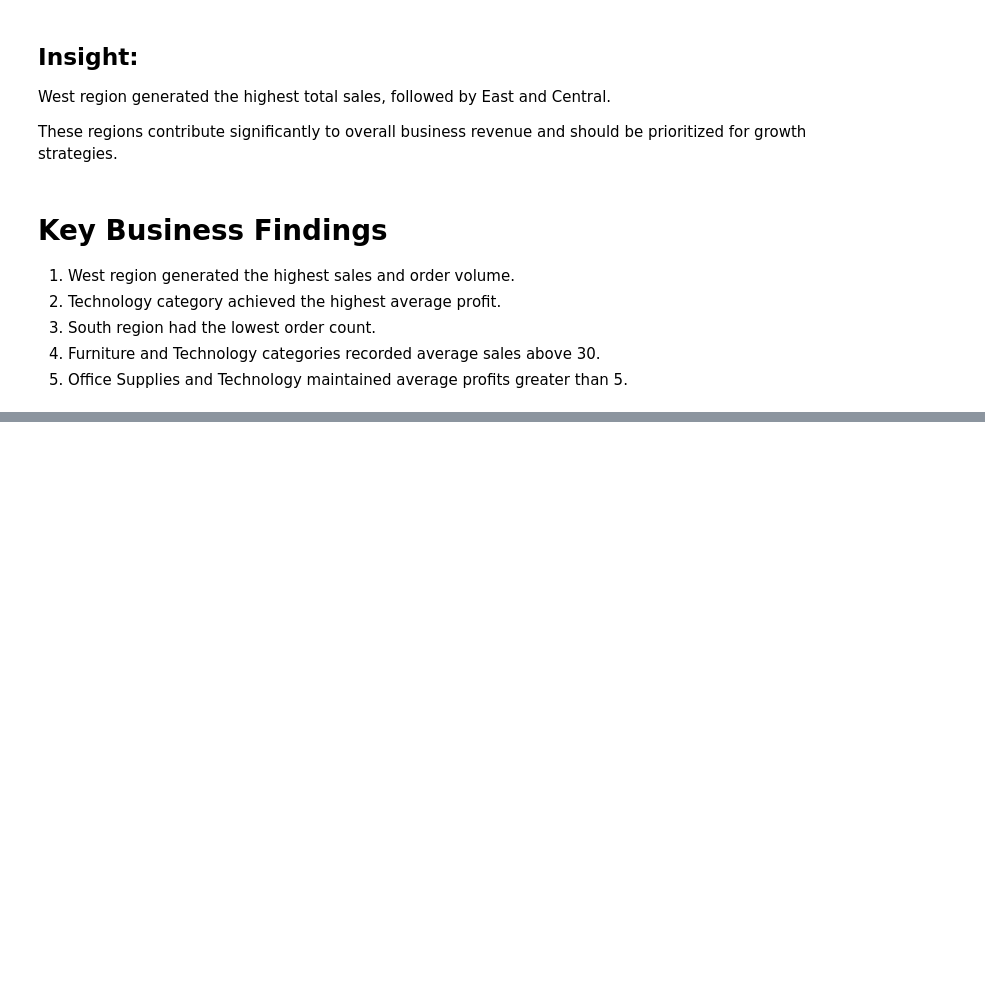
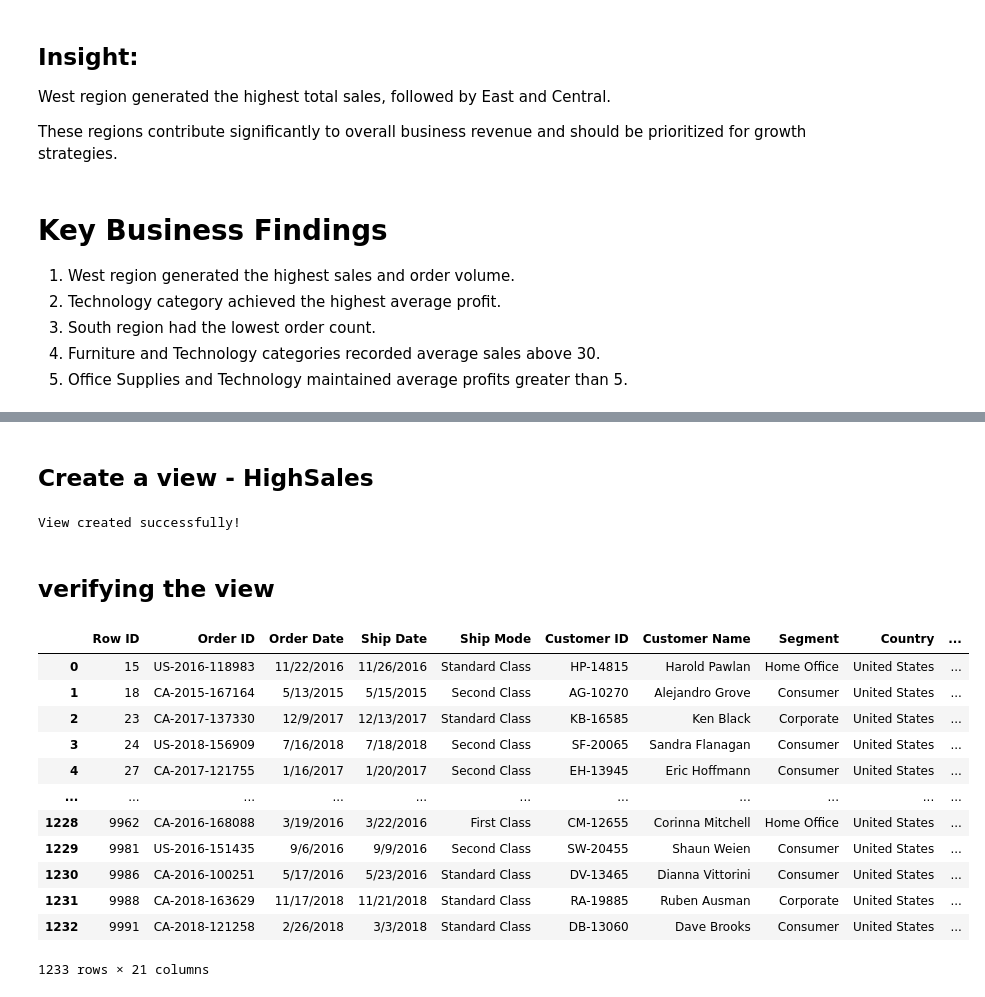
Before and after one commit to shravyanjali200/apexplanet-data-analytics, a Jupyter notebook: notebooks/02_SQL_Analysis.ipynb, the cells around one changed output, grey strips where cells are left out. Saved outputs shown, nothing was run; the diff lists cells and outputs as text; code cells hidden in the pictures; blank space fills up the shorter version.

```diff
--- a/notebooks/02_SQL_Analysis.ipynb
+++ b/notebooks/02_SQL_Analysis.ipynb
@@ -295,0 +445,36 @@ These regions contribute significantly to overall business revenue and should be
+# %% [markdown]
+## Create a view - HighSales
+# %%
+conn.execute("DROP VIEW IF EXISTS HighSales")
+
+q = """
+CREATE VIEW HighSales AS
+SELECT *
+FROM sales
+WHERE Sales > 50
+"""
+conn.execute(q)
+print("View created successfully!")
+# %% [output]
+View created successfully!
+# %% [markdown]
+## verifying the view
+# %%
+pd.read_sql("""
+SELECT *
+FROM HighSales
+""", conn)
+# %% [output]
+|  | Row ID | Order ID | Order Date | Ship Date | Ship Mode | Customer ID | Customer Name | Segment | Country | ... |
+| 0 | 15 | US-2016-118983 | 11/22/2016 | 11/26/2016 | Standard Class | HP-14815 | Harold Pawlan | Home Office | United States | ... |
+| 1 | 18 | CA-2015-167164 | 5/13/2015 | 5/15/2015 | Second Class | AG-10270 | Alejandro Grove | Consumer | United States | ... |
+| 2 | 23 | CA-2017-137330 | 12/9/2017 | 12/13/2017 | Standard Class | KB-16585 | Ken Black | Corporate | United States | ... |
+| 3 | 24 | US-2018-156909 | 7/16/2018 | 7/18/2018 | Second Class | SF-20065 | Sandra Flanagan | Consumer | United States | ... |
+| 4 | 27 | CA-2017-121755 | 1/16/2017 | 1/20/2017 | Second Class | EH-13945 | Eric Hoffmann | Consumer | United States | ... |
+| ... | ... | ... | ... | ... | ... | ... | ... | ... | ... | ... |
+| 1228 | 9962 | CA-2016-168088 | 3/19/2016 | 3/22/2016 | First Class | CM-12655 | Corinna Mitchell | Home Office | United States | ... |
+| 1229 | 9981 | US-2016-151435 | 9/6/2016 | 9/9/2016 | Second Class | SW-20455 | Shaun Weien | Consumer | United States | ... |
+| 1230 | 9986 | CA-2016-100251 | 5/17/2016 | 5/23/2016 | Standard Class | DV-13465 | Dianna Vittorini | Consumer | United States | ... |
+| 1231 | 9988 | CA-2018-163629 | 11/17/2018 | 11/21/2018 | Standard Class | RA-19885 | Ruben Ausman | Corporate | United States | ... |
+| 1232 | 9991 | CA-2018-121258 | 2/26/2018 | 3/3/2018 | Standard Class | DB-13060 | Dave Brooks | Consumer | United States | ... |
+1233 rows × 21 columns
```
Also changed, not shown: parts of 16 cells of this notebook, 1 other file.
